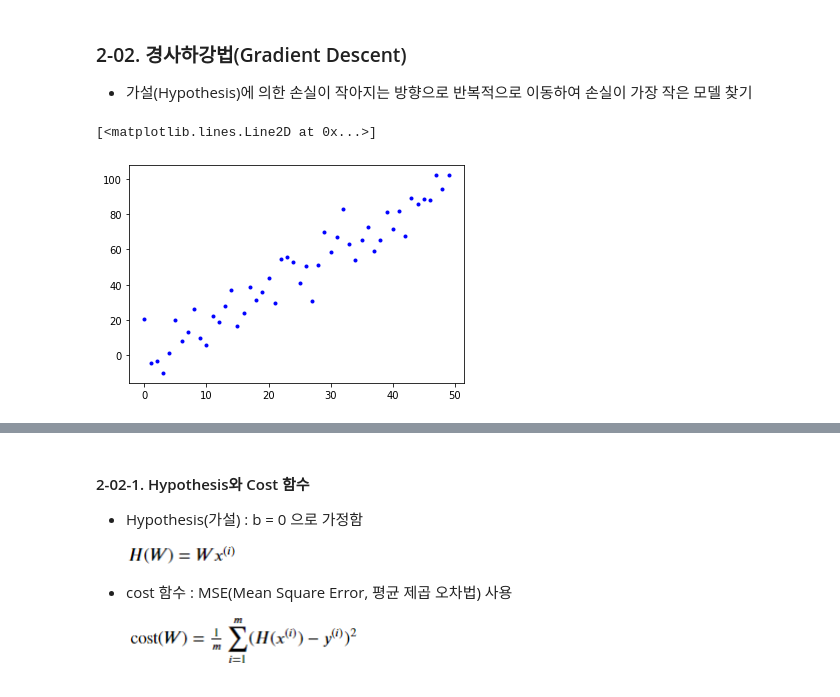
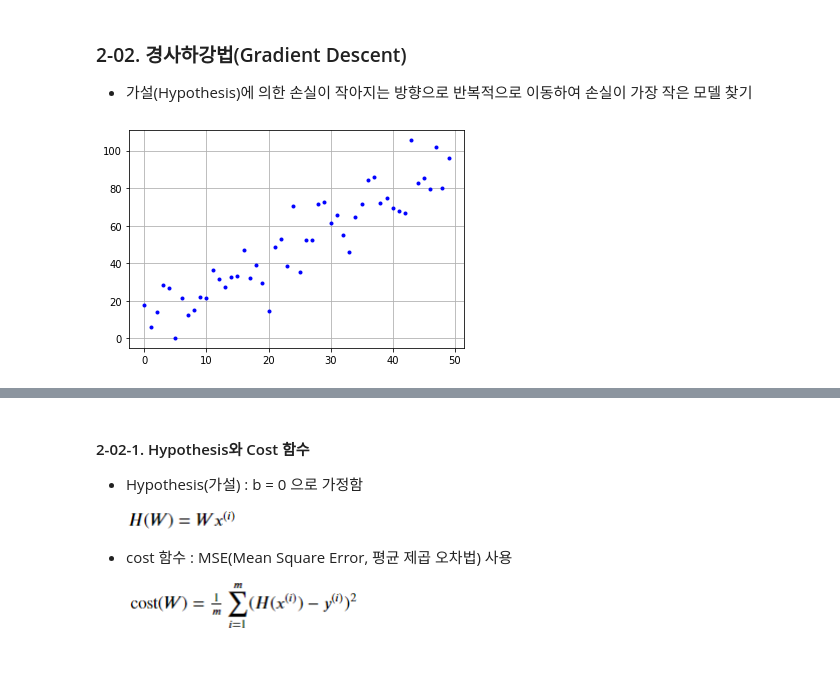
Before and after one commit to oms1226/20201130_python_farmingindustry, a Jupyter notebook: 3week/ML_02_02_Regression_LAB1217.ipynb, the cells around one changed output, grey strips where cells are left out. Cells and saved outputs as stored; diff of their text form; code cells hidden in the pictures.

```diff
--- a/3week/ML_02_02_Regression_LAB1217.ipynb
+++ b/3week/ML_02_02_Regression_LAB1217.ipynb
@@ -268,17 +282,17 @@ x = [4], y = 9.00
 # %%
 import random
 import numpy as np
 import matplotlib.pylab as plt
-
+np.random.seed(0)
 m = 50 #sample count
 X = np.arange(m)
-y = X  * 2 # W = 2, b=0(bias 생략)
+y = X * 2 # W = 2, b=0(bias 생략)
 y = y + 10 * np.random.randn(m) # adding noise
 
 plt.plot(X, y, 'b.')
+plt.grid()
 # %% [output]
-[<matplotlib.lines.Line2D at 0x...>]
-[figure, old version]
+[figure, new version]
 # %%
 #### 선형 회귀 표시
 * 데이타의 선회 회귀를 직선으로 표시
```
Also changed, not shown: parts of 13 cells of this notebook, 4 other files.
